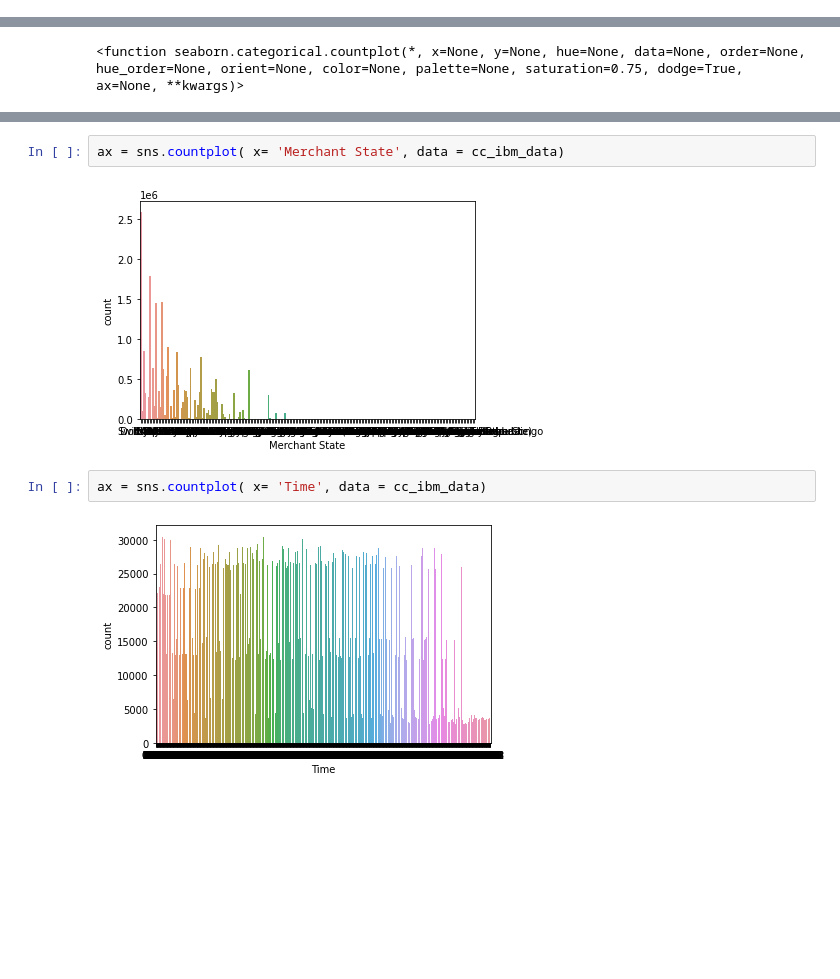
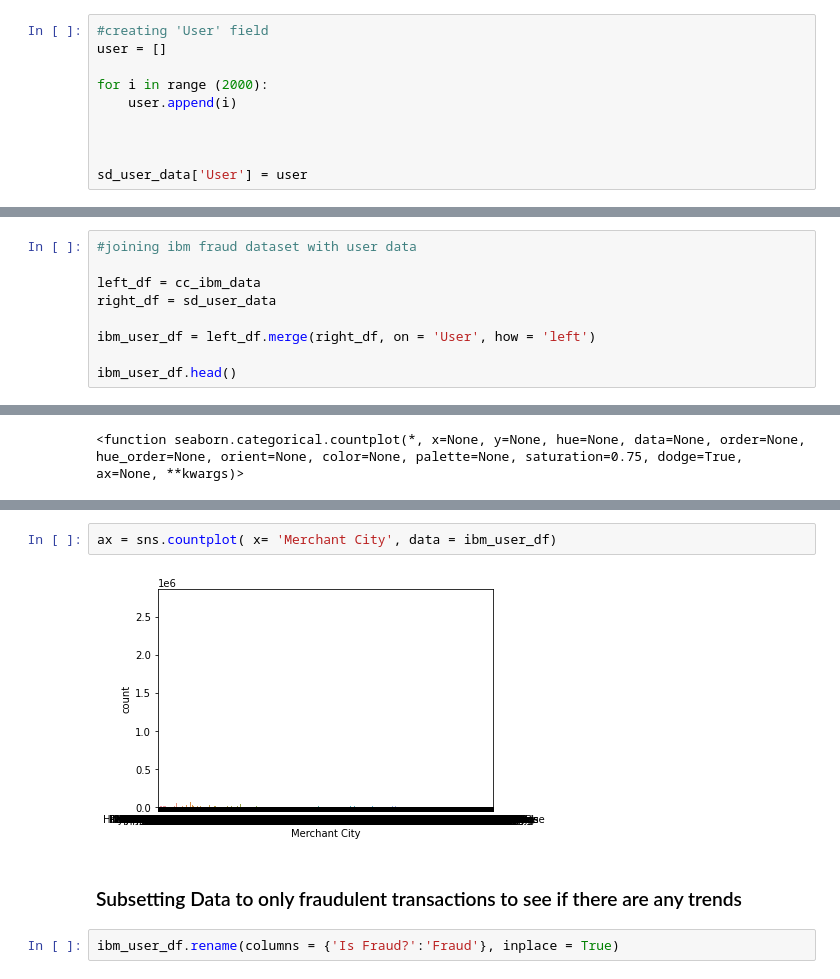
Before and after one commit to Enigma1210/Credit-Card-Fraud-Detection, a Jupyter notebook: project1.ipynb, the cells around one changed output, grey strips where cells are left out. Saved outputs shown, nothing was run; the diff lists cells and outputs as text; blank space fills up the shorter version.

```diff
--- a/project1.ipynb
+++ b/project1.ipynb
@@ -94,0 +105,10 @@ sd_user_data.isnull()
+# %%
+#creating 'User' field
+user = []
+
+for i in range (2000):
+    user.append(i)
+
+
+
+sd_user_data['User'] = user
@@ -94,0 +124,9 @@ sd_user_data.isnull()
+# %%
+#joining ibm fraud dataset with user data
+
+left_df = cc_ibm_data
+right_df = sd_user_data
+
+ibm_user_df = left_df.merge(right_df, on = 'User', how = 'left')
+
+ibm_user_df.head()
@@ -133,8 +240,8 @@ ax = sns.countplot( x= 'Is Fraud?', data = cc_ibm_data)
 # %%
-ax = sns.countplot( x= 'Merchant State', data = cc_ibm_data)
+ax = sns.countplot( x= 'Merchant City', data = ibm_user_df)
 # %% [output]
-[figure, old version]
+[figure, new version]
-# %%
-ax = sns.countplot( x= 'Time', data = cc_ibm_data)
-# %% [output]
-[figure, removed]
+# %% [markdown]
+### Subsetting Data to only fraudulent transactions to see if there are any trends
+# %%
+ibm_user_df.rename(columns = {'Is Fraud?':'Fraud'}, inplace = True)
```
Also changed, not shown: parts of 24 cells of this notebook.
